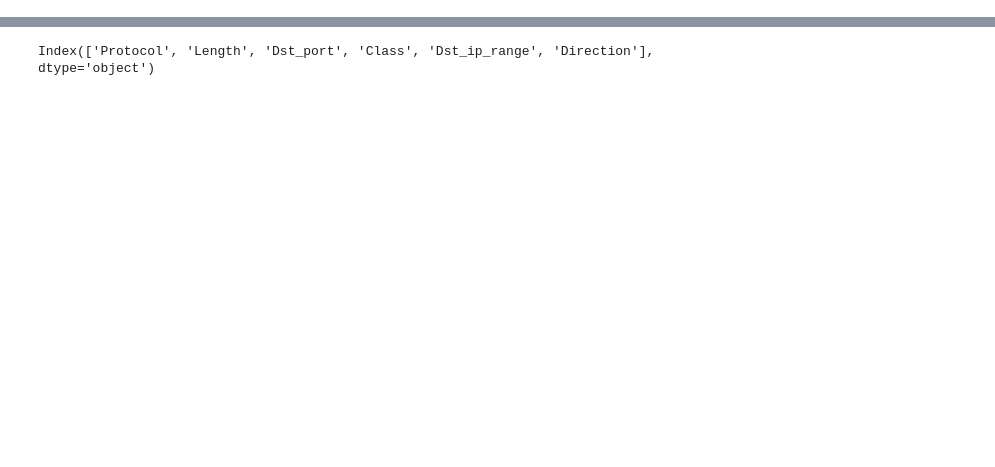
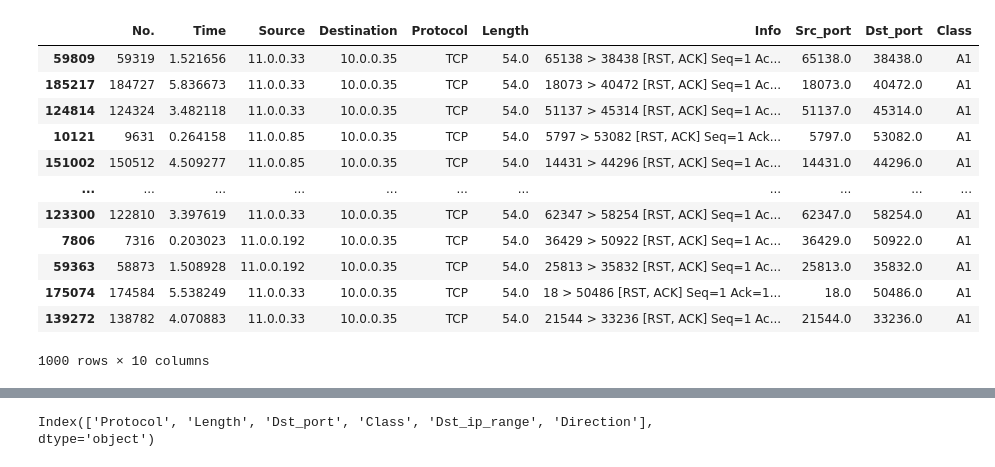
Before and after one commit to sandu9618/apriori, a Jupyter notebook: apriori_lib.ipynb, the cells around one changed output, grey strips where cells are left out. Saved outputs shown, nothing was run; the diff lists cells and outputs as text; code cells hidden in the pictures; blank space fills up the shorter version.

```diff
--- a/apriori_lib.ipynb
+++ b/apriori_lib.ipynb
@@ -18,3 +20,19 @@ dataSet.head()
+# %%
+dataSet
+# %% [output]
+|  | No. | Time | Source | Destination | Protocol | Length | Info | Src_port | Dst_port | Class |
+| 59809 | 59319 | 1.521656 | 11.0.0.33 | 10.0.0.35 | TCP | 54.0 | 65138 > 38438 [RST, ACK] Seq=1 Ac... | 65138.0 | 38438.0 | A1 |
+| 185217 | 184727 | 5.836673 | 11.0.0.33 | 10.0.0.35 | TCP | 54.0 | 18073 > 40472 [RST, ACK] Seq=1 Ac... | 18073.0 | 40472.0 | A1 |
+| 124814 | 124324 | 3.482118 | 11.0.0.33 | 10.0.0.35 | TCP | 54.0 | 51137 > 45314 [RST, ACK] Seq=1 Ac... | 51137.0 | 45314.0 | A1 |
+| 10121 | 9631 | 0.264158 | 11.0.0.85 | 10.0.0.35 | TCP | 54.0 | 5797 > 53082 [RST, ACK] Seq=1 Ack... | 5797.0 | 53082.0 | A1 |
+| 151002 | 150512 | 4.509277 | 11.0.0.85 | 10.0.0.35 | TCP | 54.0 | 14431 > 44296 [RST, ACK] Seq=1 Ac... | 14431.0 | 44296.0 | A1 |
+| ... | ... | ... | ... | ... | ... | ... | ... | ... | ... | ... |
+| 123300 | 122810 | 3.397619 | 11.0.0.33 | 10.0.0.35 | TCP | 54.0 | 62347 > 58254 [RST, ACK] Seq=1 Ac... | 62347.0 | 58254.0 | A1 |
+| 7806 | 7316 | 0.203023 | 11.0.0.192 | 10.0.0.35 | TCP | 54.0 | 36429 > 50922 [RST, ACK] Seq=1 Ac... | 36429.0 | 50922.0 | A1 |
+| 59363 | 58873 | 1.508928 | 11.0.0.192 | 10.0.0.35 | TCP | 54.0 | 25813 > 35832 [RST, ACK] Seq=1 Ac... | 25813.0 | 35832.0 | A1 |
+| 175074 | 174584 | 5.538249 | 11.0.0.33 | 10.0.0.35 | TCP | 54.0 | 18 > 50486 [RST, ACK] Seq=1 Ack=1... | 18.0 | 50486.0 | A1 |
+| 139272 | 138782 | 4.070883 | 11.0.0.33 | 10.0.0.35 | TCP | 54.0 | 21544 > 33236 [RST, ACK] Seq=1 Ac... | 21544.0 | 33236.0 | A1 |
+1000 rows × 10 columns
 # %%
 dataSet = apriori_functions.preProcessing(dataSet)
 dataSet
```
Also changed, not shown: parts of 8 cells of this notebook, 4 other files.
